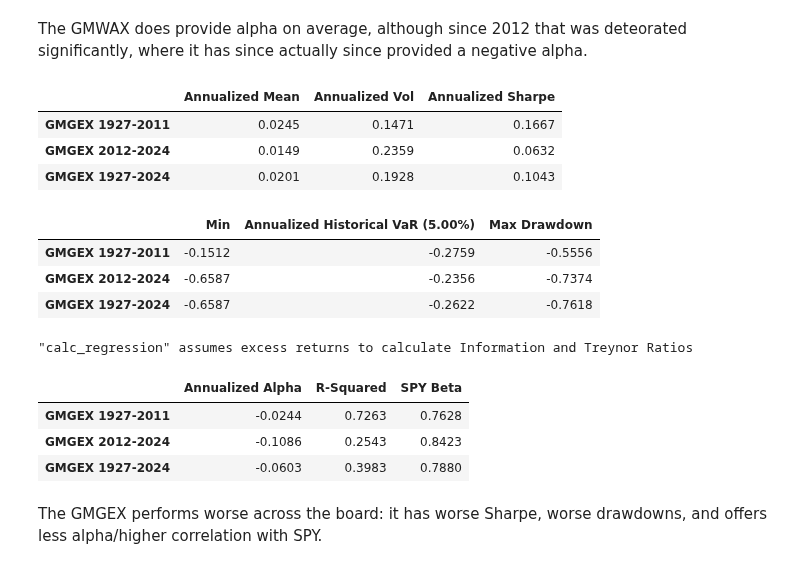
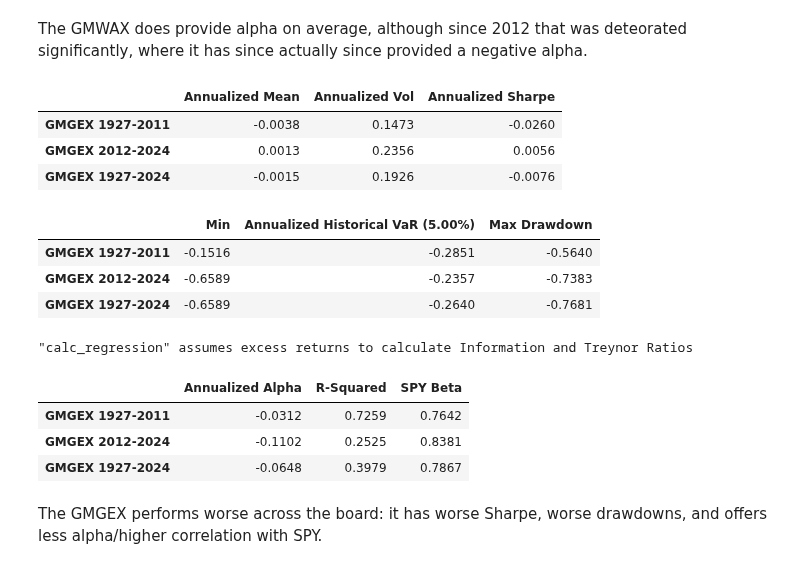
Before and after one commit to ekopen/finm-portfolio-2024, a Jupyter notebook: homework/Eric Kopen HW7.ipynb, the cells around one changed output. Drawn from its saved outputs; the diff is of its cells as text; code cells hidden in the pictures.

```diff
--- a/homework/Eric Kopen HW7.ipynb
+++ b/homework/Eric Kopen HW7.ipynb
@@ -7,9 +7,9 @@ import portfolio_management_helper as pmh
 
 rf_rts = pd.read_excel("../data/gmo_data.xlsx",sheet_name="risk-free rate").set_index("date")
 gmo_rts = pd.read_excel("../data/gmo_data.xlsx",sheet_name="total returns").set_index("date")
-excess_rts = gmo_rts.subtract(rf_rts["TBill 3M"],axis=0)
+excess_rts = gmo_rts.subtract(rf_rts["TBill 3M"]/12,axis=0)
 
-excess_rts.tail()
+excess_rts
 # %% [output]
 |  | SPY | GMWAX | GMGEX |
 | date |  |  |  |
@@ -81,24 +88,24 @@ The GMWAX is a low beta strategy, as its beta is under 1 in all the time series.
 The GMWAX does provide alpha on average, although since 2012 that was deteorated significantly, where it has since actually since provided a negative alpha.
 # %%
 pmh.calc_summary_statistics(
-    returns=gmo_rts[["GMGEX"]],
+    returns=excess_rts[["GMGEX"]],
     annual_factor=12,
     provided_excess_returns=True,
     timeframes={
         "1927-2011": ["1927", "2011"],
         "2012-2024": ["2012", "2024"],
         "1927-2024": ["1927", "2024"],
     },
     keep_columns=["Annualized Mean", "Annualized Vol", "Annualized Sharpe"],
 )
 # %% [output]
 |  | Annualized Mean | Annualized Vol | Annualized Sharpe |
-| GMGEX 1927-2011 | 0.0245 | 0.1471 | 0.1667 |
-| GMGEX 2012-2024 | 0.0149 | 0.2359 | 0.0632 |
-| GMGEX 1927-2024 | 0.0201 | 0.1928 | 0.1043 |
+| GMGEX 1927-2011 | -0.0038 | 0.1473 | -0.0260 |
+| GMGEX 2012-2024 | 0.0013 | 0.2356 | 0.0056 |
+| GMGEX 1927-2024 | -0.0015 | 0.1926 | -0.0076 |
 # %%
 pmh.calc_summary_statistics(
-    returns=gmo_rts[["GMGEX"]],
+    returns=excess_rts[["GMGEX"]],
     annual_factor=12,
     provided_excess_returns=True,
     var_quantile = .05,
@@ -111,13 +118,13 @@ pmh.calc_summary_statistics(
 )
 # %% [output]
 |  | Min | Annualized Historical VaR (5.00%) | Max Drawdown |
-| GMGEX 1927-2011 | -0.1512 | -0.2759 | -0.5556 |
-| GMGEX 2012-2024 | -0.6587 | -0.2356 | -0.7374 |
-| GMGEX 1927-2024 | -0.6587 | -0.2622 | -0.7618 |
+| GMGEX 1927-2011 | -0.1516 | -0.2851 | -0.5640 |
+| GMGEX 2012-2024 | -0.6589 | -0.2357 | -0.7383 |
+| GMGEX 1927-2024 | -0.6589 | -0.2640 | -0.7681 |
 # %%
 pmh.calc_regression(
-    y = gmo_rts[["GMGEX"]],
-    X = gmo_rts[["SPY"]],
+    y = excess_rts[["GMGEX"]],
+    X = excess_rts[["SPY"]],
     annual_factor=12,
     timeframes={
         "1927-2011": ["1927", "2011"],
@@ -129,9 +136,9 @@ pmh.calc_regression(
 # %% [output]
 "calc_regression" assumes excess returns to calculate Information and Treynor Ratios
 |  | Annualized Alpha | R-Squared | SPY Beta |
-| GMGEX 1927-2011 | -0.0244 | 0.7263 | 0.7628 |
-| GMGEX 2012-2024 | -0.1086 | 0.2543 | 0.8423 |
-| GMGEX 1927-2024 | -0.0603 | 0.3983 | 0.7880 |
+| GMGEX 1927-2011 | -0.0312 | 0.7259 | 0.7642 |
+| GMGEX 2012-2024 | -0.1102 | 0.2525 | 0.8381 |
+| GMGEX 1927-2024 | -0.0648 | 0.3979 | 0.7867 |
 # %% [markdown]
 The GMGEX performs worse across the board: it has worse Sharpe, worse drawdowns, and offers less alpha/higher correlation with SPY.
 # %% [markdown]
```
Also changed, not shown: parts of 15 cells of this notebook.
